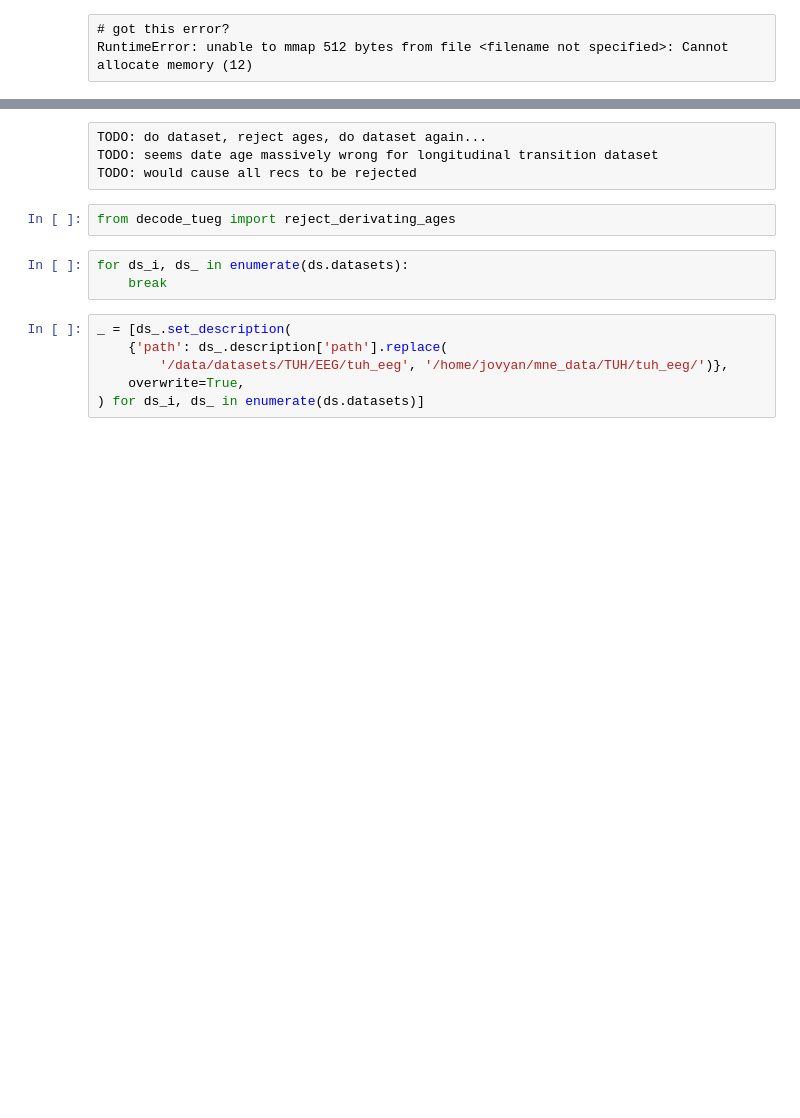
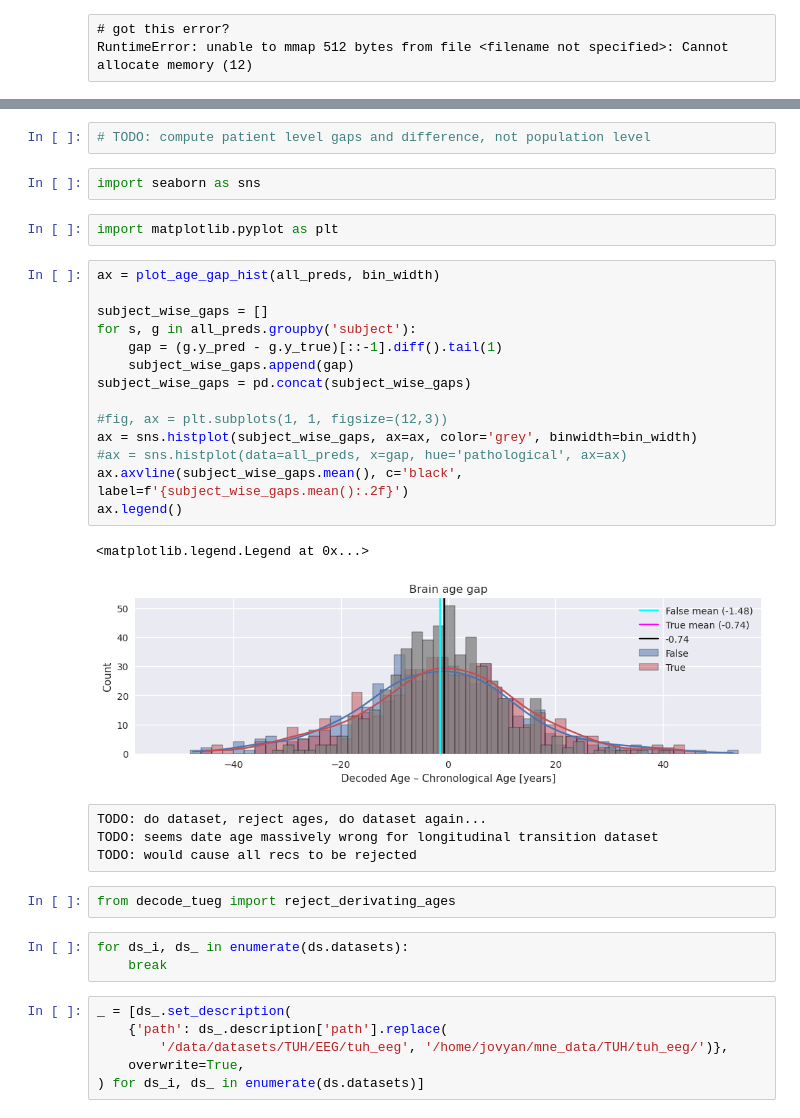
Before and after one commit to gemeinl/eeg-brain-age, a Jupyter notebook: predict_longitudinal.ipynb, the cells around one changed output, grey strips where cells are left out. Drawn from its saved outputs; the diff is of its cells as text; blank space fills up the shorter version.

```diff
--- a/predict_longitudinal.ipynb
+++ b/predict_longitudinal.ipynb
@@ -340,3 +382,26 @@ for ds_name in ['transition', 'non_pathological']:#, 'pathological']:
+# %%
+# TODO: compute patient level gaps and difference, not population level
+# %%
+import seaborn as sns
+# %%
+import matplotlib.pyplot as plt
+# %%
+ax = plot_age_gap_hist(all_preds, bin_width)
+
+subject_wise_gaps = []
+for s, g in all_preds.groupby('subject'):
+    gap = (g.y_pred - g.y_true)[::-1].diff().tail(1)
+    subject_wise_gaps.append(gap)
+subject_wise_gaps = pd.concat(subject_wise_gaps)
+
+#fig, ax = plt.subplots(1, 1, figsize=(12,3))
+ax = sns.histplot(subject_wise_gaps, ax=ax, color='grey', binwidth=bin_width)
+#ax = sns.histplot(data=all_preds, x=gap, hue='pathological', ax=ax)
+ax.axvline(subject_wise_gaps.mean(), c='black', label=f'{subject_wise_gaps.mean():.2f}')
+ax.legend()
+# %% [output]
+<matplotlib.legend.Legend at 0x...>
+[figure, added]
 # %% [raw]
 TODO: do dataset, reject ages, do dataset again...
 TODO: seems date age massively wrong for longitudinal transition dataset
```
Also changed, not shown: parts of 15 cells of this notebook, 4 other files.
